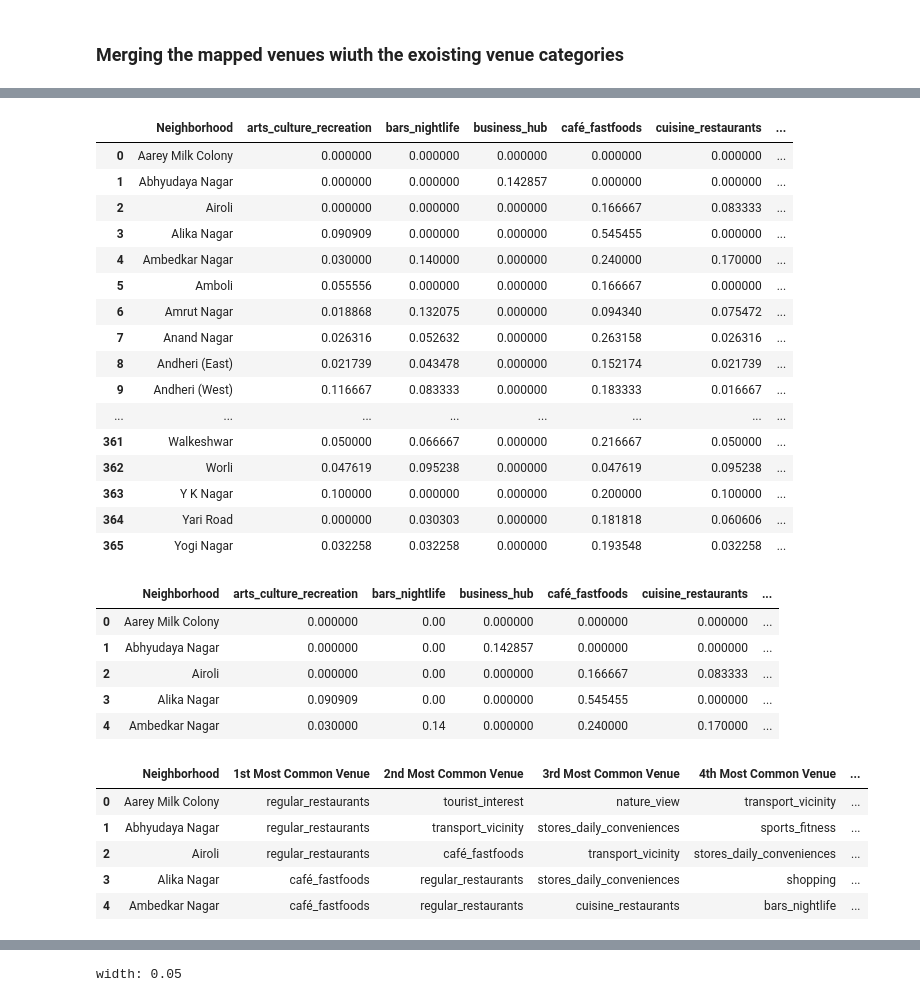
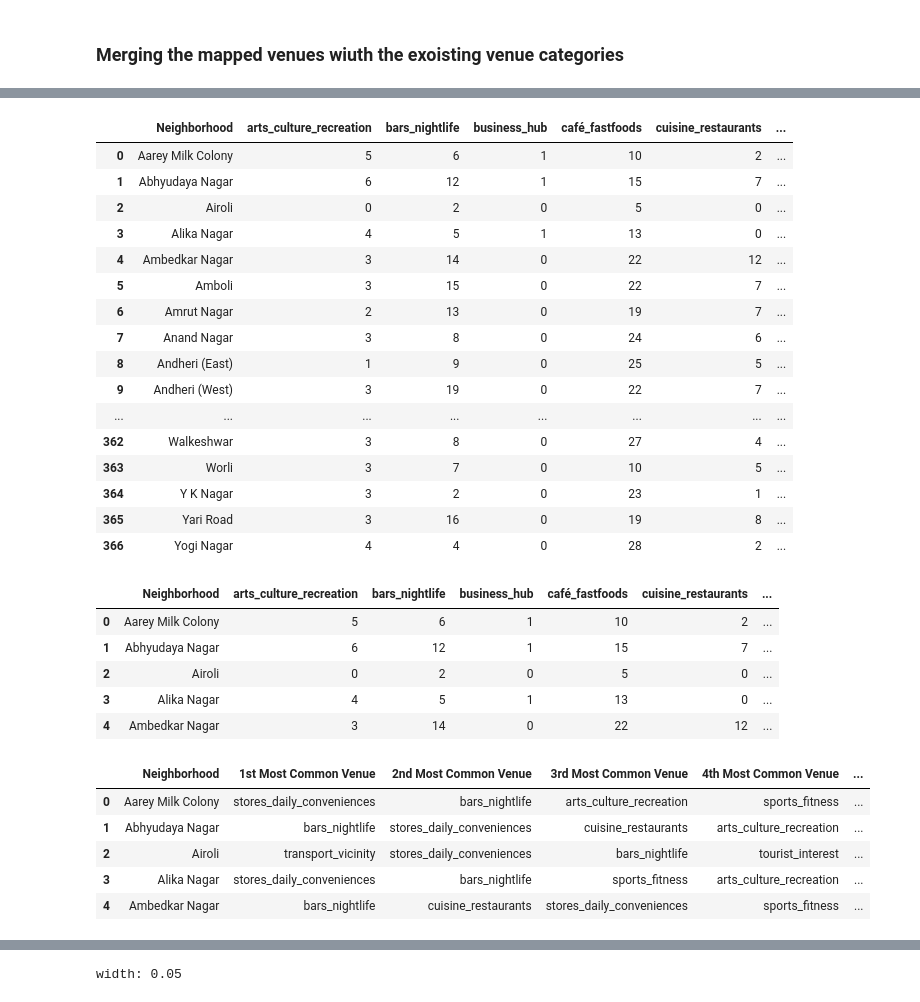
Before and after one commit to MohitPoddar35/mumbai_city_analysis, a Jupyter notebook: Mumbai_venue_analysis.ipynb, the cells around one changed output, grey strips where cells are left out. Cells and saved outputs as stored; diff of their text form; code cells hidden in the pictures.

```diff
--- a/Mumbai_venue_analysis.ipynb
+++ b/Mumbai_venue_analysis.ipynb
@@ -90,26 +150,26 @@ city_onehot.head().sort_values('Neighborhood',ascending=True)
 # %%
 ## Grouping Neighborhoods by the sum of the venue_types
 # %%
-city_grouped = city_onehot.groupby('Neighborhood').mean().reset_index()
+city_grouped = city_onehot.groupby('Neighborhood').sum().reset_index()
 city_grouped
 # %% [output]
 |  | Neighborhood | arts_culture_recreation | bars_nightlife | business_hub | café_fastfoods | cuisine_restaurants | ... |
-| 0 | Aarey Milk Colony | 0.000000 | 0.000000 | 0.000000 | 0.000000 | 0.000000 | ... |
-| 1 | Abhyudaya Nagar | 0.000000 | 0.000000 | 0.142857 | 0.000000 | 0.000000 | ... |
-| 2 | Airoli | 0.000000 | 0.000000 | 0.000000 | 0.166667 | 0.083333 | ... |
-| 3 | Alika Nagar | 0.090909 | 0.000000 | 0.000000 | 0.545455 | 0.000000 | ... |
-| 4 | Ambedkar Nagar | 0.030000 | 0.140000 | 0.000000 | 0.240000 | 0.170000 | ... |
-| 5 | Amboli | 0.055556 | 0.000000 | 0.000000 | 0.166667 | 0.000000 | ... |
-| 6 | Amrut Nagar | 0.018868 | 0.132075 | 0.000000 | 0.094340 | 0.075472 | ... |
-| 7 | Anand Nagar | 0.026316 | 0.052632 | 0.000000 | 0.263158 | 0.026316 | ... |
-| 8 | Andheri (East) | 0.021739 | 0.043478 | 0.000000 | 0.152174 | 0.021739 | ... |
-| 9 | Andheri (West) | 0.116667 | 0.083333 | 0.000000 | 0.183333 | 0.016667 | ... |
+| 0 | Aarey Milk Colony | 5 | 6 | 1 | 10 | 2 | ... |
+| 1 | Abhyudaya Nagar | 6 | 12 | 1 | 15 | 7 | ... |
+| 2 | Airoli | 0 | 2 | 0 | 5 | 0 | ... |
+| 3 | Alika Nagar | 4 | 5 | 1 | 13 | 0 | ... |
+| 4 | Ambedkar Nagar | 3 | 14 | 0 | 22 | 12 | ... |
+| 5 | Amboli | 3 | 15 | 0 | 22 | 7 | ... |
+| 6 | Amrut Nagar | 2 | 13 | 0 | 19 | 7 | ... |
+| 7 | Anand Nagar | 3 | 8 | 0 | 24 | 6 | ... |
+| 8 | Andheri (East) | 1 | 9 | 0 | 25 | 5 | ... |
+| 9 | Andheri (West) | 3 | 19 | 0 | 22 | 7 | ... |
 | ... | ... | ... | ... | ... | ... | ... | ... |
-| 361 | Walkeshwar | 0.050000 | 0.066667 | 0.000000 | 0.216667 | 0.050000 | ... |
-| 362 | Worli | 0.047619 | 0.095238 | 0.000000 | 0.047619 | 0.095238 | ... |
-| 363 | Y K Nagar | 0.100000 | 0.000000 | 0.000000 | 0.200000 | 0.100000 | ... |
-| 364 | Yari Road | 0.000000 | 0.030303 | 0.000000 | 0.181818 | 0.060606 | ... |
-| 365 | Yogi Nagar | 0.032258 | 0.032258 | 0.000000 | 0.193548 | 0.032258 | ... |
+| 362 | Walkeshwar | 3 | 8 | 0 | 27 | 4 | ... |
+| 363 | Worli | 3 | 7 | 0 | 10 | 5 | ... |
+| 364 | Y K Nagar | 3 | 2 | 0 | 23 | 1 | ... |
+| 365 | Yari Road | 3 | 16 | 0 | 19 | 8 | ... |
+| 366 | Yogi Nagar | 4 | 4 | 0 | 28 | 2 | ... |
 # %%
 # normalizing data
 
@@ -119,11 +179,11 @@ city_grouped
 city_grouped.head()
 # %% [output]
 |  | Neighborhood | arts_culture_recreation | bars_nightlife | business_hub | café_fastfoods | cuisine_restaurants | ... |
-| 0 | Aarey Milk Colony | 0.000000 | 0.00 | 0.000000 | 0.000000 | 0.000000 | ... |
-| 1 | Abhyudaya Nagar | 0.000000 | 0.00 | 0.142857 | 0.000000 | 0.000000 | ... |
-| 2 | Airoli | 0.000000 | 0.00 | 0.000000 | 0.166667 | 0.083333 | ... |
-| 3 | Alika Nagar | 0.090909 | 0.00 | 0.000000 | 0.545455 | 0.000000 | ... |
-| 4 | Ambedkar Nagar | 0.030000 | 0.14 | 0.000000 | 0.240000 | 0.170000 | ... |
+| 0 | Aarey Milk Colony | 5 | 6 | 1 | 10 | 2 | ... |
+| 1 | Abhyudaya Nagar | 6 | 12 | 1 | 15 | 7 | ... |
+| 2 | Airoli | 0 | 2 | 0 | 5 | 0 | ... |
+| 3 | Alika Nagar | 4 | 5 | 1 | 13 | 0 | ... |
+| 4 | Ambedkar Nagar | 3 | 14 | 0 | 22 | 12 | ... |
 # %%
 ## function to return the top venues per neighborhood
 # %%
@@ -133,8 +193,8 @@ def return_most_common_venues(row, num_top_venues):
 
     return row_categories_sorted.index.values[0:num_top_venues]
 # %%
-num_top_venues = 14
-
+num_top_venues = 5
+city_group_common=city_grouped.drop('regular_restaurants',1).drop('café_fastfoods',1)
 indicators = ['st', 'nd', 'rd']
 
 # create columns according to number of top venues
@@ -147,16 +207,16 @@ for ind in np.arange(num_top_venues):
 
 # create a new dataframe
 neighborhoods_venues_sorted = pd.DataFrame(columns=columns)
-neighborhoods_venues_sorted['Neighborhood'] = city_grouped['Neighborhood']
+neighborhoods_venues_sorted['Neighborhood'] = city_group_common['Neighborhood']
 
 for ind in np.arange(city_grouped.shape[0]):
-    neighborhoods_venues_sorted.iloc[ind, 1:] = return_most_common_venues(city_grouped.iloc[ind, :], num_top_venues)
+    neighborhoods_venues_sorted.iloc[ind, 1:] = return_most_common_venues(city_group_common.iloc[ind, :], num_top_venues)
 
 neighborhoods_venues_sorted.head()
 # %% [output]
 |  | Neighborhood | 1st Most Common Venue | 2nd Most Common Venue | 3rd Most Common Venue | 4th Most Common Venue | ... |
-| 0 | Aarey Milk Colony | regular_restaurants | tourist_interest | nature_view | transport_vicinity | ... |
-| 1 | Abhyudaya Nagar | regular_restaurants | transport_vicinity | stores_daily_conveniences | sports_fitness | ... |
-| 2 | Airoli | regular_restaurants | café_fastfoods | transport_vicinity | stores_daily_conveniences | ... |
-| 3 | Alika Nagar | café_fastfoods | regular_restaurants | stores_daily_conveniences | shopping | ... |
-| 4 | Ambedkar Nagar | café_fastfoods | regular_restaurants | cuisine_restaurants | bars_nightlife | ... |
+| 0 | Aarey Milk Colony | stores_daily_conveniences | bars_nightlife | arts_culture_recreation | sports_fitness | ... |
+| 1 | Abhyudaya Nagar | bars_nightlife | stores_daily_conveniences | cuisine_restaurants | arts_culture_recreation | ... |
+| 2 | Airoli | transport_vicinity | stores_daily_conveniences | bars_nightlife | tourist_interest | ... |
+| 3 | Alika Nagar | stores_daily_conveniences | bars_nightlife | sports_fitness | arts_culture_recreation | ... |
+| 4 | Ambedkar Nagar | bars_nightlife | cuisine_restaurants | stores_daily_conveniences | sports_fitness | ... |
```
Also changed, not shown: parts of 24 cells of this notebook, 21 other files.
